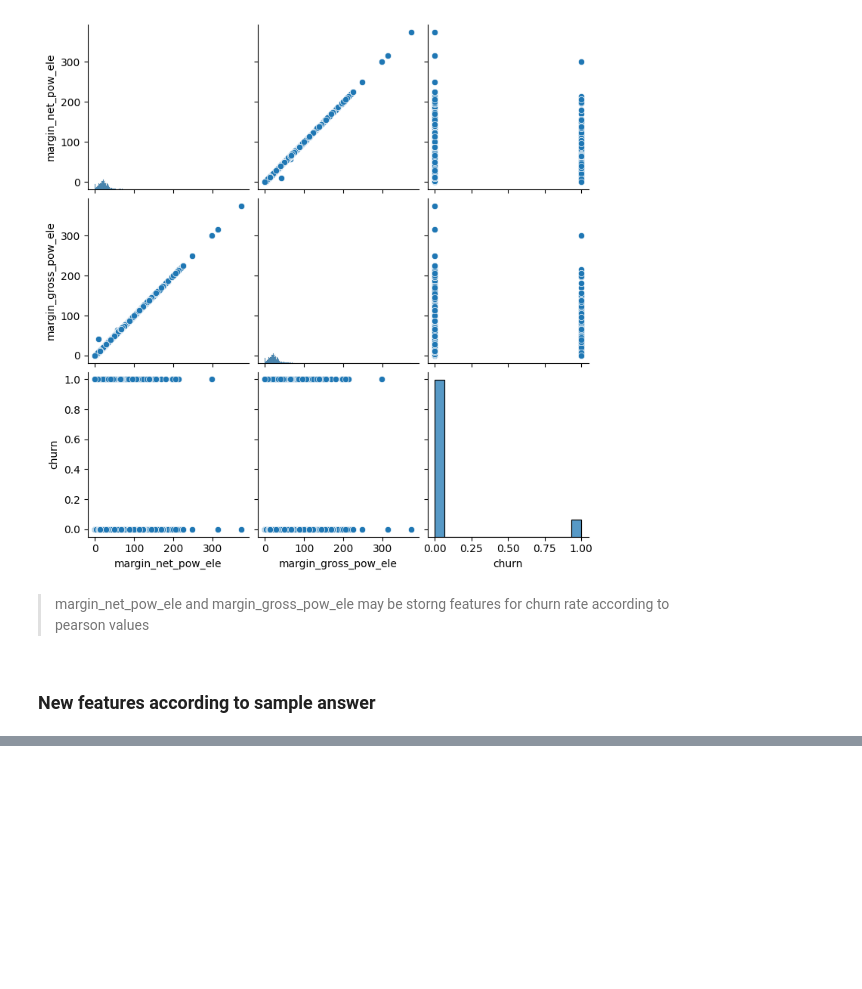
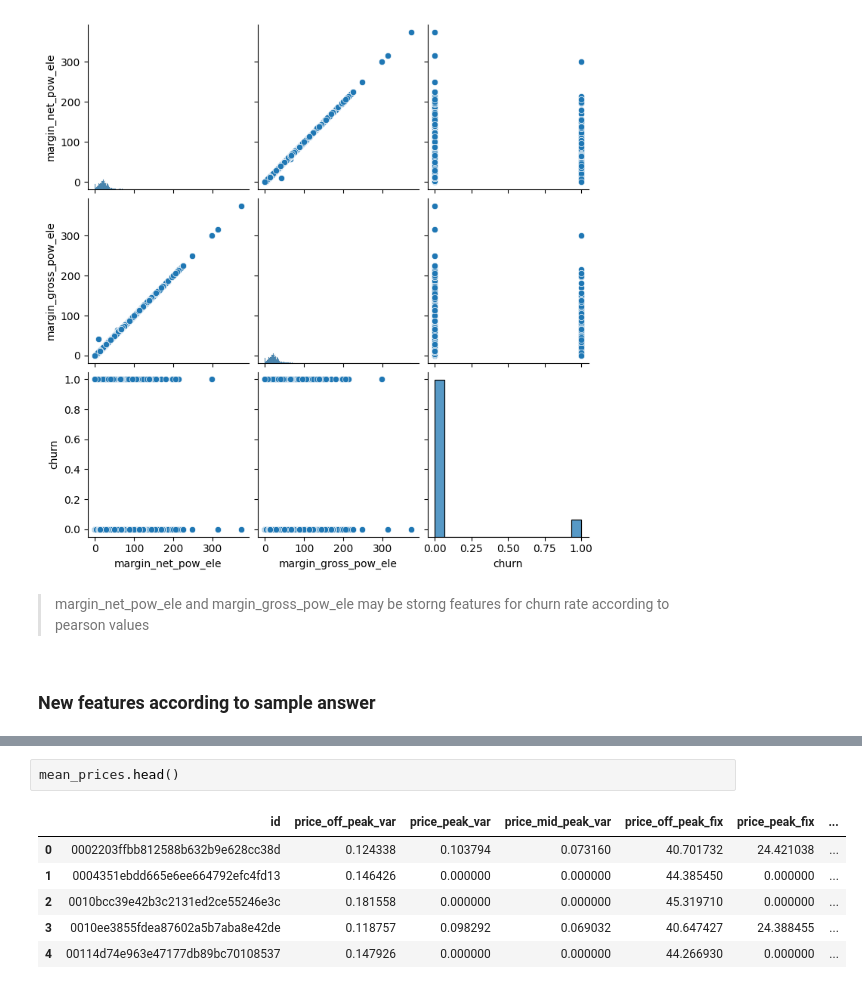
Before and after one commit to konyeinmg/BCG_virtual_intern, a Jupyter notebook: feature_engineering.ipynb, the cells around one changed output, grey strips where cells are left out. Saved outputs shown, nothing was run; the diff lists cells and outputs as text; blank space fills up the shorter version.

```diff
--- a/feature_engineering.ipynb
+++ b/feature_engineering.ipynb
@@ -252,0 +262,9 @@ plt.show()
+# %%
+mean_prices.head()
+# %% [output]
+|  | id | price_off_peak_var | price_peak_var | price_mid_peak_var | price_off_peak_fix | price_peak_fix | ... |
+| 0 | 0002203ffbb812588b632b9e628cc38d | 0.124338 | 0.103794 | 0.073160 | 40.701732 | 24.421038 | ... |
+| 1 | 0004351ebdd665e6ee664792efc4fd13 | 0.146426 | 0.000000 | 0.000000 | 44.385450 | 0.000000 | ... |
+| 2 | 0010bcc39e42b3c2131ed2ce55246e3c | 0.181558 | 0.000000 | 0.000000 | 45.319710 | 0.000000 | ... |
+| 3 | 0010ee3855fdea87602a5b7aba8e42de | 0.118757 | 0.098292 | 0.069032 | 40.647427 | 24.388455 | ... |
+| 4 | 00114d74e963e47177db89bc70108537 | 0.147926 | 0.000000 | 0.000000 | 44.266930 | 0.000000 | ... |
```
Also changed, not shown: parts of 18 cells of this notebook.
